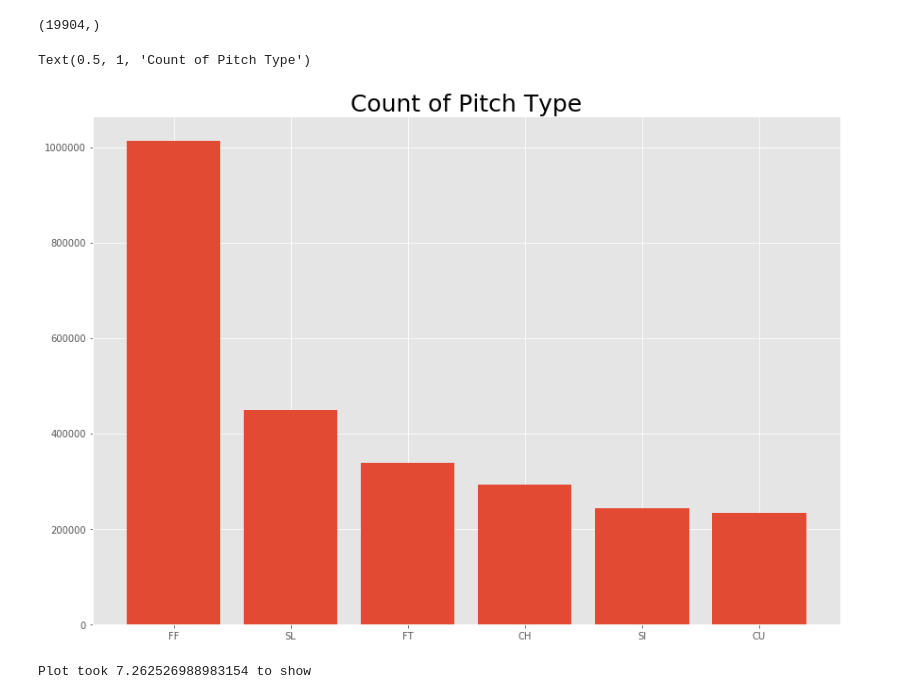
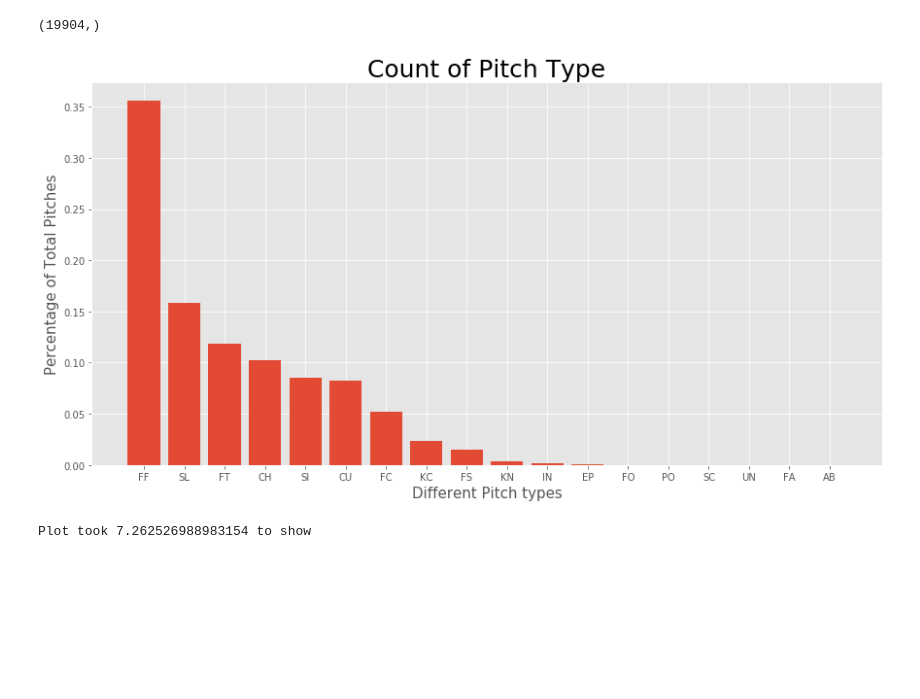
Before and after one commit to morganabbitt/MLB-Pitches, a Jupyter notebook: Notebooks/read_data.ipynb, the cells around one changed output. Saved outputs shown, nothing was run; the diff lists cells and outputs as text; code cells hidden in the pictures; blank space fills up the shorter version.

Commit message:
more changes to plotting in read_csv

```diff
--- a/Notebooks/read_data.ipynb
+++ b/Notebooks/read_data.ipynb
@@ -69,16 +69,18 @@ rows_with_nans.shape
 (19904,)
 # %%
 #x is the count of each pitch sorted
-x = pitches.groupby('pitch_type').count().sort_values('px').iloc[:, 0].values[:-7:-1]
+x = pitches.groupby('pitch_type').count().sort_values('px').iloc[:, 0].values[::-1]
 #pitch is the index of different pitches
-pitch = pitches.groupby('pitch_type').count().sort_values('px').iloc[:, 0].index[:-7:-1]
-plt.figure(figsize=(12,8))
-plt.bar(pitch, x)
+pitch = pitches.groupby('pitch_type').count().sort_values('px').iloc[:, 0].index[::-1]
+plt.figure(figsize=(12,6))
+plt.bar(pitch, x/np.sum(x))
 plt.tight_layout()
 plt.title('Count of Pitch Type', size=25)
+plt.ylabel('Percentage of Total Pitches', size=15)
+plt.xlabel('Different Pitch types', size=15)
+plt.savefig('../Graphics/pitch_types.png', dpi=100)
 # %% [output]
-Text(0.5, 1, 'Count of Pitch Type')
-[figure, old version]
+[figure, new version]
 # %%
 #pca need to plot these compositions with every different pitch type and look to see a difference
 from sklearn.decomposition import PCA
```
